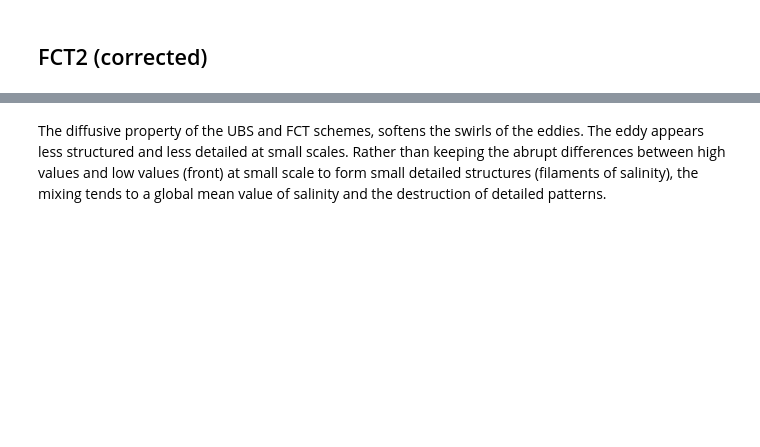
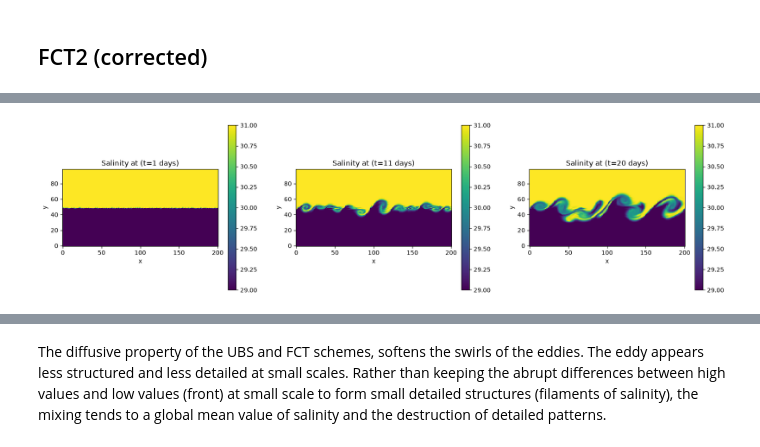
Before and after one commit to justinebuisson606/NEMO_Demonstrators, a Jupyter notebook: Demonstrator 2.ipynb, the cells around one changed output, grey strips where cells are left out. Saved outputs shown, nothing was run; the diff lists cells and outputs as text; code cells hidden in the pictures; blank space fills up the shorter version.

```diff
--- a/Demonstrator 2.ipynb
+++ b/Demonstrator 2.ipynb
@@ -262,2 +312,4 @@ Coordinates: (12/13)
 # %%
-show_t(t_list, 'soce', 'Salinity', 'CANAL_shear_fct2_all_grid.nc', rep=rep)
+shear_fct2=show_t(t_list, 'soce', 'Salinity', 'CANAL_shear_fct2_all_grid.nc', rep=rep)
+# %% [output]
+[figure, added]
```
Also changed, not shown: parts of 22 cells of this notebook.
